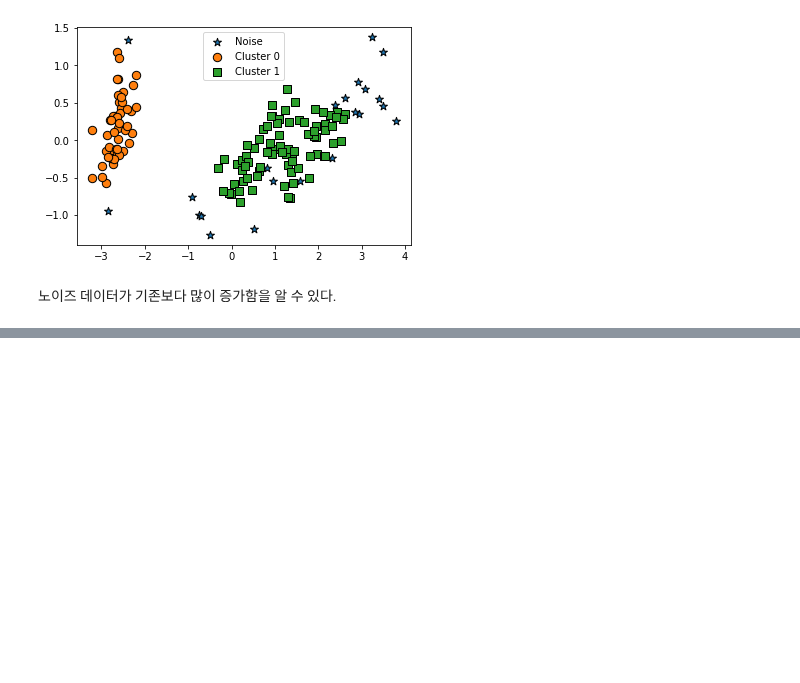
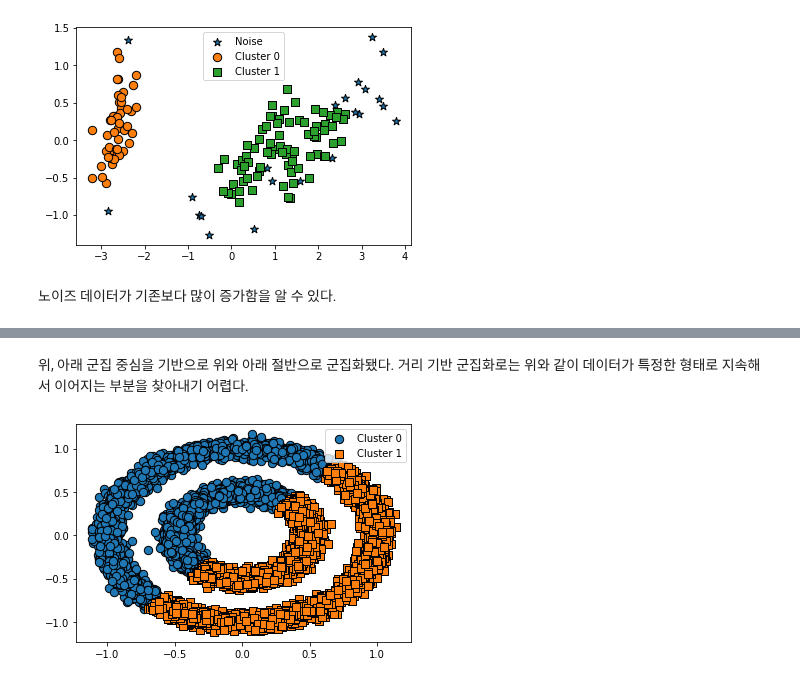
Before and after one commit to wizdom-js/data_analysis, a Jupyter notebook: 파이썬 머신러닝 완벽가이드/Chapter_07_군집화.ipynb, the cells around one changed output, grey strips where cells are left out. Cells and saved outputs as stored; diff of their text form; code cells hidden in the pictures; blank space fills up the shorter version.

```diff
--- a/파이썬 머신러닝 완벽가이드/Chapter_07_군집화.ipynb
+++ b/파이썬 머신러닝 완벽가이드/Chapter_07_군집화.ipynb
@@ -842,0 +872,13 @@ Name: dbscan_cluster, dtype: int64
+# %% [markdown]
+위, 아래 군집 중심을 기반으로 위와 아래 절반으로 군집화됐다. 거리 기반 군집화로는 위와 같이 데이터가 특정한 형태로 지속해서 이어지는 부분을 찾아내기 어렵다.
+# %%
+# GMM으로 make_circles()데이터 세트를 군집화 수행
+from sklearn.mixture import GaussianMixture
+
+gmm = GaussianMixture(n_components=2, random_state=0)
+gmm_label = gmm.fit(X).predict(X)
+clusterDF['gmm_cluster'] = gmm_label
+
+visualize_cluster_plot(gmm, clusterDF, 'gmm_cluster', iscenter=False)
+# %% [output]
+[figure, added]
```
Also changed, not shown: parts of 7 cells of this notebook.
